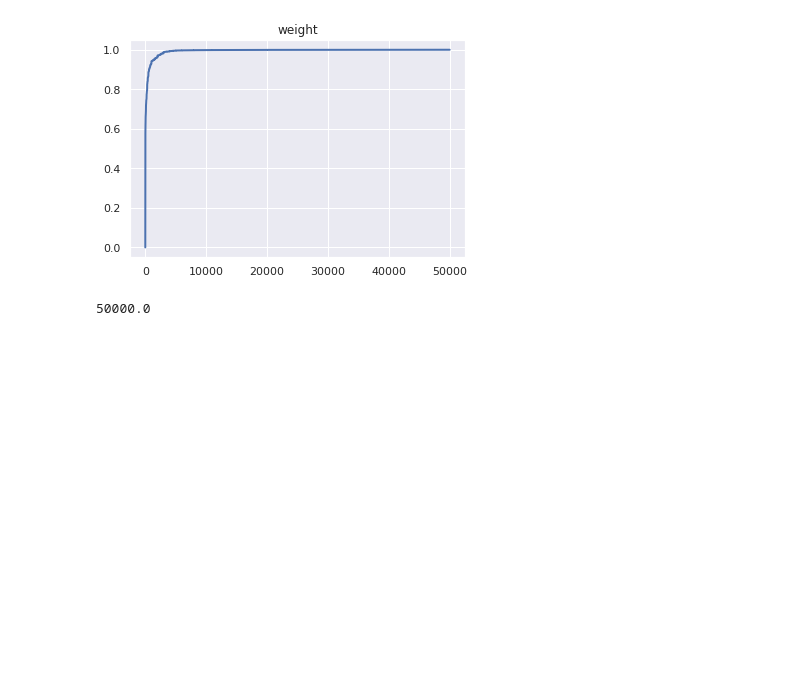
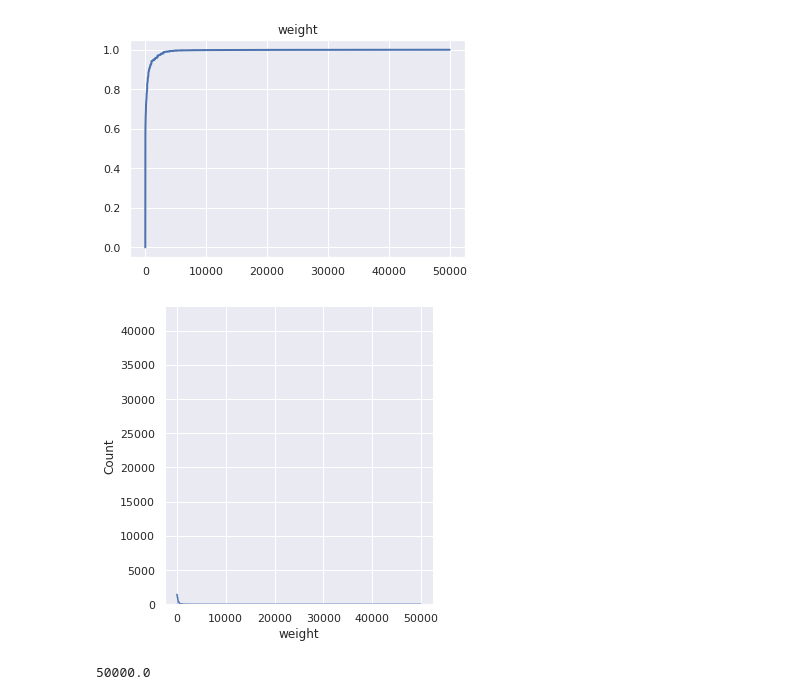
Before and after one commit to brenomatos/case, a Jupyter notebook: exp-analysis.ipynb, the cells around one changed output. Drawn from its saved outputs; the diff is of its cells as text; code cells hidden in the pictures; blank space fills up the shorter version.

```diff
--- a/exp-analysis.ipynb
+++ b/exp-analysis.ipynb
@@ -75,6 +77,11 @@ products[products["price"]==43150]
 cdf(products,"weight")
 # %% [output]
 [figure]
+# %%
+sns.displot(products["weight"],kde=True)
+plt.show()
+# %% [output]
+[figure, added]
 # %%
 max(products["weight"])
 # %% [output]
```
Also changed, not shown: parts of 6 cells of this notebook.
